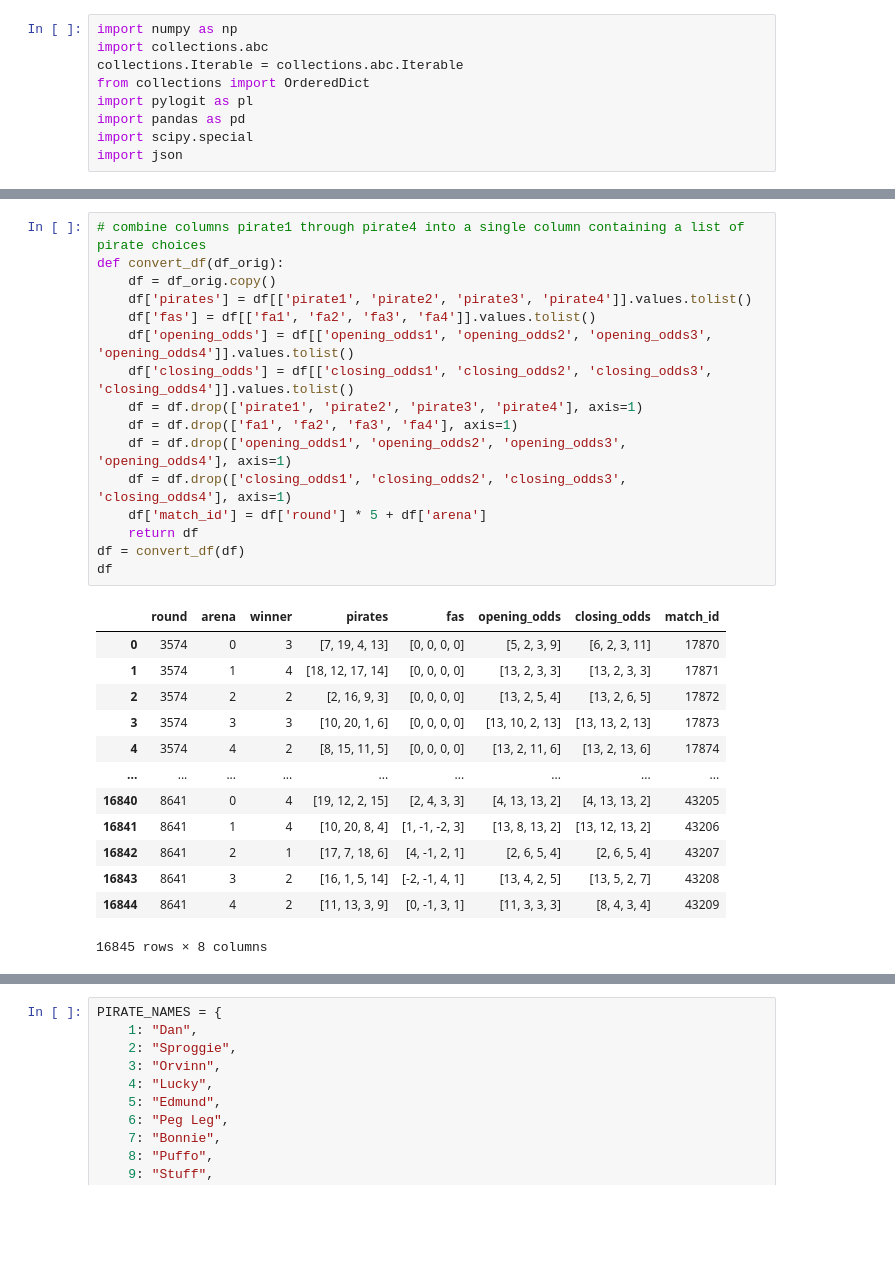
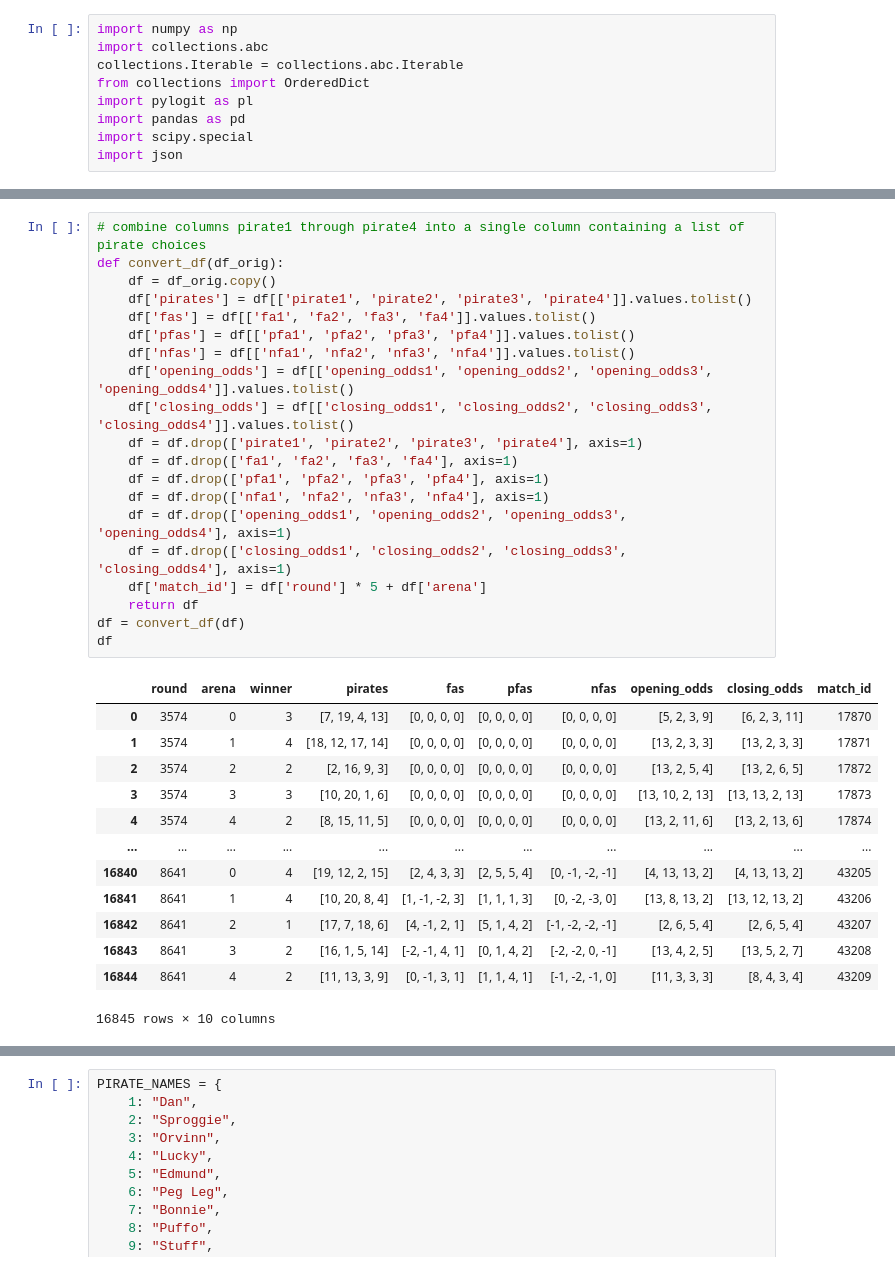
Before and after one commit to arsdragonfly/neofoodclub, a Jupyter notebook: model.ipynb, the cells around one changed output, grey strips where cells are left out. Saved outputs shown, nothing was run; the diff lists cells and outputs as text; blank space fills up the shorter version.

```diff
--- a/model.ipynb
+++ b/model.ipynb
@@ -39,33 +40,37 @@ df.describe()
 # %%
 # combine columns pirate1 through pirate4 into a single column containing a list of pirate choices
 def convert_df(df_orig):
     df = df_orig.copy()
     df['pirates'] = df[['pirate1', 'pirate2', 'pirate3', 'pirate4']].values.tolist()
     df['fas'] = df[['fa1', 'fa2', 'fa3', 'fa4']].values.tolist()
+    df['pfas'] = df[['pfa1', 'pfa2', 'pfa3', 'pfa4']].values.tolist()
+    df['nfas'] = df[['nfa1', 'nfa2', 'nfa3', 'nfa4']].values.tolist()
     df['opening_odds'] = df[['opening_odds1', 'opening_odds2', 'opening_odds3', 'opening_odds4']].values.tolist()
     df['closing_odds'] = df[['closing_odds1', 'closing_odds2', 'closing_odds3', 'closing_odds4']].values.tolist()
     df = df.drop(['pirate1', 'pirate2', 'pirate3', 'pirate4'], axis=1)
     df = df.drop(['fa1', 'fa2', 'fa3', 'fa4'], axis=1)
+    df = df.drop(['pfa1', 'pfa2', 'pfa3', 'pfa4'], axis=1)
+    df = df.drop(['nfa1', 'nfa2', 'nfa3', 'nfa4'], axis=1)
     df = df.drop(['opening_odds1', 'opening_odds2', 'opening_odds3', 'opening_odds4'], axis=1)
     df = df.drop(['closing_odds1', 'closing_odds2', 'closing_odds3', 'closing_odds4'], axis=1)
     df['match_id'] = df['round'] * 5 + df['arena']
     return df
 df = convert_df(df)
 df
 # %% [output]
-|  | round | arena | winner | pirates | fas | opening_odds | closing_odds | match_id |
-| 0 | 3574 | 0 | 3 | [7, 19, 4, 13] | [0, 0, 0, 0] | [5, 2, 3, 9] | [6, 2, 3, 11] | 17870 |
-| 1 | 3574 | 1 | 4 | [18, 12, 17, 14] | [0, 0, 0, 0] | [13, 2, 3, 3] | [13, 2, 3, 3] | 17871 |
-| 2 | 3574 | 2 | 2 | [2, 16, 9, 3] | [0, 0, 0, 0] | [13, 2, 5, 4] | [13, 2, 6, 5] | 17872 |
-| 3 | 3574 | 3 | 3 | [10, 20, 1, 6] | [0, 0, 0, 0] | [13, 10, 2, 13] | [13, 13, 2, 13] | 17873 |
-| 4 | 3574 | 4 | 2 | [8, 15, 11, 5] | [0, 0, 0, 0] | [13, 2, 11, 6] | [13, 2, 13, 6] | 17874 |
-| ... | ... | ... | ... | ... | ... | ... | ... | ... |
-| 16840 | 8641 | 0 | 4 | [19, 12, 2, 15] | [2, 4, 3, 3] | [4, 13, 13, 2] | [4, 13, 13, 2] | 43205 |
-| 16841 | 8641 | 1 | 4 | [10, 20, 8, 4] | [1, -1, -2, 3] | [13, 8, 13, 2] | [13, 12, 13, 2] | 43206 |
-| 16842 | 8641 | 2 | 1 | [17, 7, 18, 6] | [4, -1, 2, 1] | [2, 6, 5, 4] | [2, 6, 5, 4] | 43207 |
-| 16843 | 8641 | 3 | 2 | [16, 1, 5, 14] | [-2, -1, 4, 1] | [13, 4, 2, 5] | [13, 5, 2, 7] | 43208 |
-| 16844 | 8641 | 4 | 2 | [11, 13, 3, 9] | [0, -1, 3, 1] | [11, 3, 3, 3] | [8, 4, 3, 4] | 43209 |
+|  | round | arena | winner | pirates | fas | pfas | nfas | opening_odds | closing_odds | match_id |
+| 0 | 3574 | 0 | 3 | [7, 19, 4, 13] | [0, 0, 0, 0] | [0, 0, 0, 0] | [0, 0, 0, 0] | [5, 2, 3, 9] | [6, 2, 3, 11] | 17870 |
+| 1 | 3574 | 1 | 4 | [18, 12, 17, 14] | [0, 0, 0, 0] | [0, 0, 0, 0] | [0, 0, 0, 0] | [13, 2, 3, 3] | [13, 2, 3, 3] | 17871 |
+| 2 | 3574 | 2 | 2 | [2, 16, 9, 3] | [0, 0, 0, 0] | [0, 0, 0, 0] | [0, 0, 0, 0] | [13, 2, 5, 4] | [13, 2, 6, 5] | 17872 |
+| 3 | 3574 | 3 | 3 | [10, 20, 1, 6] | [0, 0, 0, 0] | [0, 0, 0, 0] | [0, 0, 0, 0] | [13, 10, 2, 13] | [13, 13, 2, 13] | 17873 |
+| 4 | 3574 | 4 | 2 | [8, 15, 11, 5] | [0, 0, 0, 0] | [0, 0, 0, 0] | [0, 0, 0, 0] | [13, 2, 11, 6] | [13, 2, 13, 6] | 17874 |
+| ... | ... | ... | ... | ... | ... | ... | ... | ... | ... | ... |
+| 16840 | 8641 | 0 | 4 | [19, 12, 2, 15] | [2, 4, 3, 3] | [2, 5, 5, 4] | [0, -1, -2, -1] | [4, 13, 13, 2] | [4, 13, 13, 2] | 43205 |
+| 16841 | 8641 | 1 | 4 | [10, 20, 8, 4] | [1, -1, -2, 3] | [1, 1, 1, 3] | [0, -2, -3, 0] | [13, 8, 13, 2] | [13, 12, 13, 2] | 43206 |
+| 16842 | 8641 | 2 | 1 | [17, 7, 18, 6] | [4, -1, 2, 1] | [5, 1, 4, 2] | [-1, -2, -2, -1] | [2, 6, 5, 4] | [2, 6, 5, 4] | 43207 |
+| 16843 | 8641 | 3 | 2 | [16, 1, 5, 14] | [-2, -1, 4, 1] | [0, 1, 4, 2] | [-2, -2, 0, -1] | [13, 4, 2, 5] | [13, 5, 2, 7] | 43208 |
+| 16844 | 8641 | 4 | 2 | [11, 13, 3, 9] | [0, -1, 3, 1] | [1, 1, 4, 1] | [-1, -2, -1, 0] | [11, 3, 3, 3] | [8, 4, 3, 4] | 43209 |
-16845 rows × 8 columns
+16845 rows × 10 columns
 # %%
 # explode each row of df into four rows, so that the resulting df
 # contains columns of round, arena, win (0 or 1), pirate, fa, opening_odds, closing_odds, match_id
```
Also changed, not shown: parts of 8 cells of this notebook, 2 other files.
